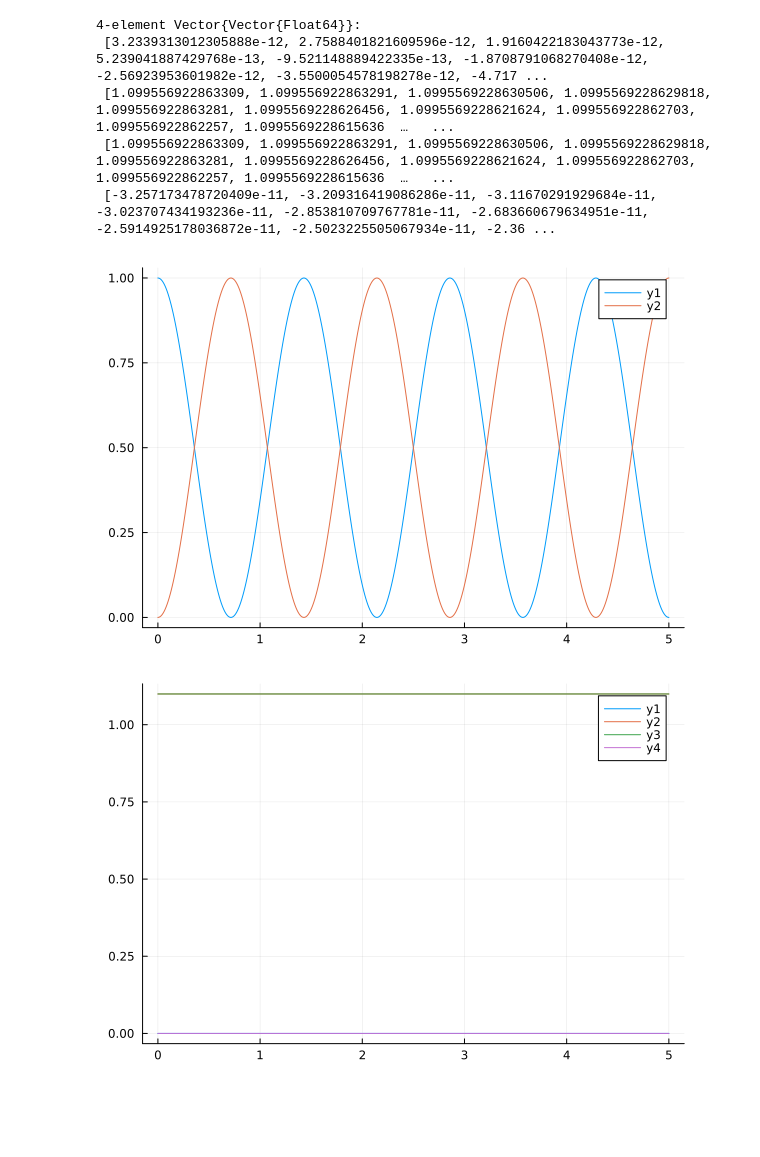
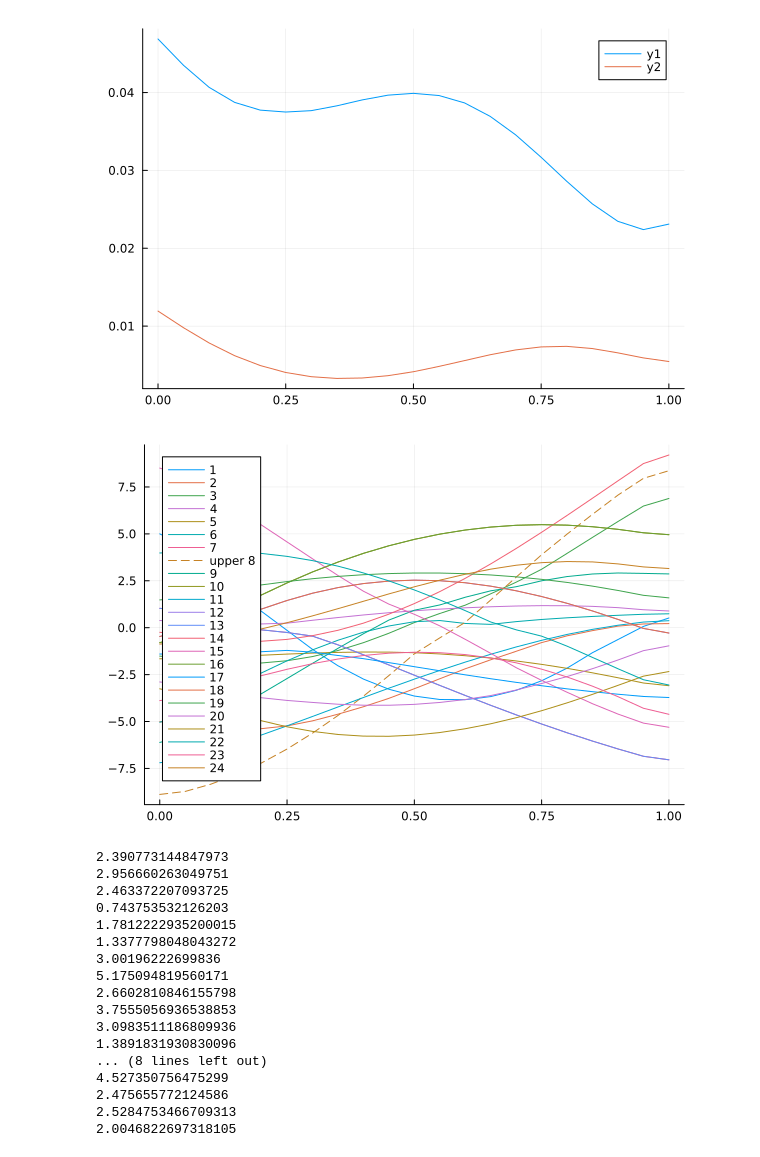
Before and after one commit to GoodStuff11/ML-signproblem, a Jupyter notebook: experimenting/ed/grape.ipynb, the cells around one changed output. Cells and saved outputs as stored; diff of their text form; code cells hidden in the pictures; blank space fills up the shorter version.

Commit message:
organized plots

```diff
--- a/experimenting/ed/grape.ipynb
+++ b/experimenting/ed/grape.ipynb
@@ -45,20 +45,24 @@ function create_fermionic_hamiltonian(subspace, indexer)
     # single body interactions
     for σ1 in 1:2
         for σ2 in 1:2
-            for s1 in indexer.a
-                for s2 in neighbors(subspace.lattice,s1)
-                    if s1 > s2 #don't double count
+            for s1 in unique(indexer.a)
+                for s2 in unique(neighbors(subspace.lattice,s1))
+                    if s1 > s2 # don't double count
                         continue
                     end
                     i += 1
 
                     t_dict = Dict{Vector{Tuple{Coordinate{2,Int64},Int,Symbol}}, Float64}()
-                    t_dict[[(s1, σ1,:create), (s2, σ2, :annihilate)]] = 1
+                    t_dict[[(s1, σ1,:create), (s2, σ2, :annihilate)]] = 0.1
+                    # println("$i $([(s1, σ1,:create), (s2, σ2, :annihilate)])")
                     rows = Int[]
                     cols = Int[]
                     vals = Float64[]
                     general_n_body!(rows, cols, vals, t_dict, indexer)
-                    tmp_h = Hermitian(sparse(rows, cols, vals, dim, dim))
+                    # display(Matrix(sparse(rows, cols, vals, dim, dim)))
+                    tmp_h = sparse(rows, cols, vals, dim, dim)
+                    tmp_h = tmp_h + tmp_h'
+                    # display(Matrix(tmp_h))
                     @eval $(Symbol("a$i"))(t) = 1.0
                     push!(time_dep_perturb, (tmp_h, @eval $(Symbol("a$i"))))
                 end
@@ -70,8 +74,8 @@ end
 
 half_filling = false
 bc = "periodic"
-N = 2
-lattice_dimension = (2,1)
+N = 3
+lattice_dimension = (3,1)
 lattice = Square(lattice_dimension, if bc == "periodic" Periodic() else Open() end)
 subspace = HubbardSubspace(N, lattice)
 indexer = CombinationIndexer(reduce(vcat,collect(sites(subspace.lattice))), get_subspace_info(subspace)...)
@@ -126,30 +159,47 @@ result.optimized_controls
 # %%
 using Plots
 using QuantumControl.Controls: substitute
 opt_dynamics = propagate_trajectory(
     substitute(trajectories[1], IdDict(zip(get_controls(trajectories), result.optimized_controls))),
     problem.tlist,
     method=ExpProp,
     storage=true,
-    observables=(Ψ -> abs.(Ψ) .^ 2,)
+    observables=(Ψ -> abs2.(Ψ),)
 )
-display(result.optimized_controls)
+# display(result.optimized_controls)
 p = plot()
 for i in 1:2
     plot!(p, tlist, opt_dynamics[i, :])
 end
 display(p)
 
 p = plot()
 for i in 1:length(get_controls(trajectories))
-    plot!(p, tlist, result.optimized_controls[i])
+    println(mean(abs.(result.optimized_controls[i] )))
+    if mean(abs.(result.optimized_controls[i] )) > 5
+        plot!(p, tlist, result.optimized_controls[i], linestyle=:dash, label="upper $i")
+    else
+        plot!(p, tlist, result.optimized_controls[i], label=i)
+    end
 end
 display(p)
 # %% [output]
-4-element Vector{Vector{Float64}}:
- [3.2339313012305888e-12, 2.7588401821609596e-12, 1.9160422183043773e-12, 5.239041887429768e-13, -9.521148889422335e-13, -1.8708791068270408e-12, -2.56923953601982e-12, -3.5500054578198278e-12, -4.717 ...
- [1.099556922863309, 1.099556922863291, 1.0995569228630506, 1.0995569228629818, 1.099556922863281, 1.0995569228626456, 1.0995569228621624, 1.099556922862703, 1.099556922862257, 1.0995569228615636  …   ...
- [1.099556922863309, 1.099556922863291, 1.0995569228630506, 1.0995569228629818, 1.099556922863281, 1.0995569228626456, 1.0995569228621624, 1.099556922862703, 1.099556922862257, 1.0995569228615636  …   ...
- [-3.257173478720409e-11, -3.209316419086286e-11, -3.11670291929684e-11, -3.023707434193236e-11, -2.853810709767781e-11, -2.683660679634951e-11, -2.5914925178036872e-11, -2.5023225505067934e-11, -2.36 ...
-[figure, old version]
+[figure, new version]
-[figure, old version]
+[figure, new version]
+2.390773144847973
+2.956660263049751
+2.463372207093725
+0.743753532126203
+1.7812222935200015
+1.3377798048043272
+3.00196222699836
+5.175094819560171
+2.6602810846155798
+3.7555056936538853
+3.0983511186809936
+1.3891831930830096
+... (8 lines left out)
+4.527350756475299
+2.475655772124586
+2.5284753466709313
+2.0046822697318105
```
Also changed, not shown: parts of 5 cells of this notebook, 55 other files.
